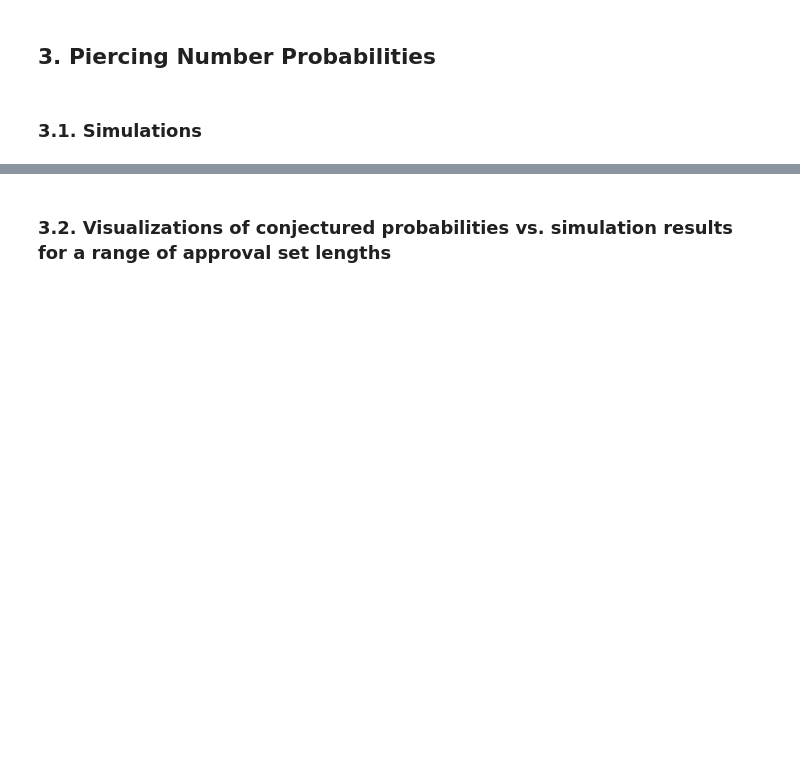
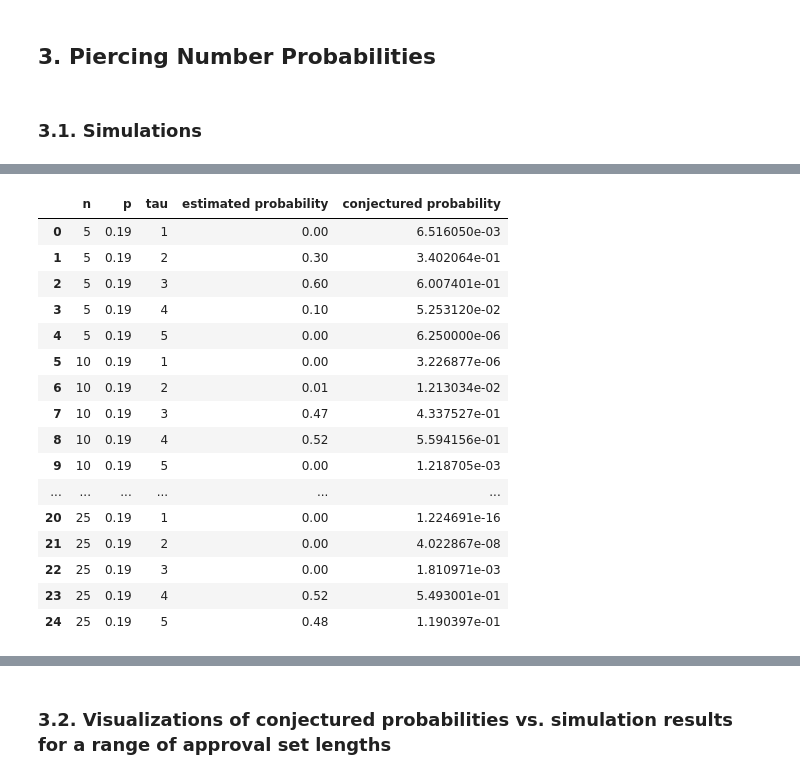
Before and after one commit to tiasondjaja/circular_societies, a Jupyter notebook: piercing_number_probabilities-Google_Colab.ipynb, the cells around one changed output, grey strips where cells are left out. Drawn from its saved outputs; the diff is of its cells as text; code cells hidden in the pictures; blank space fills up the shorter version.

```diff
--- a/piercing_number_probabilities-Google_Colab.ipynb
+++ b/piercing_number_probabilities-Google_Colab.ipynb
@@ -651,0 +775,58 @@ Conjecture says: -5.378240000000024e-05
+# %%
+n# loop over n and p
+
+# ---
+modulo = 1 # circumference of the circular society platform
+nSoc = 100 # number of randomly-generated societies
+maxTau = 5
+
+# specify range of values of n and p
+minn = 5 # number of approval sets
+maxn = 25 # number of approval sets
+stepn = 5
+nvals = np.arange(minn, maxn+1, stepn)
+numNs = len(nvals)
+minp = 0.19
+maxp = 0.19
+numLengths = 1
+pvals = np.linspace(minp, maxp, numLengths)
+
+simulated_probs = np.zeros( (numNs, numLengths, maxTau) )
+conjectured_probs = np.zeros( (numNs, numLengths, maxTau) )
+simulation_aves = np.zeros( (numNs, numLengths ))
+conjectured_aves = np.zeros( (numNs, numLengths ))
+
+for i, n in enumerate(nvals):
+  for j, p in enumerate(pvals):
+    simulated_probs[i, j, :], piercingNumList = computePiercingProbabilities(n, p, nSoc, maxTau)
+    simulation_aves[i, j] = np.mean( piercingNumList )
+
+    for k in range(maxTau):
+      conjectured_probs[i, j, k] = probConjecture(n, k+1, p)
+
+    conjectured_aves[i, j] = np.dot( conjectured_probs[i, j, :], np.arange(1, maxTau+1).reshape((maxTau, 1)) )
+    print(conjectured_probs[i, j, :])
+    print( np.arange(1, maxTau+1).reshape((maxTau, 1)) )
+    print( conjectured_aves[i, j])
+
+
+# summarize results in a table
+import pandas as pd
+
+summary = pd.DataFrame({
+    'n': [ item for sublist in [[x] * numLengths*maxTau for x in nvals] for item in sublist],
+    'p': [ item for sublist in [[x]* maxTau for x in pvals] * numNs for item in sublist],
+    'tau': np.arange(1, maxTau+1).tolist() * (numNs * numLengths),
+    'estimated probability': simulated_probs.reshape( numNs*numLengths*maxTau ),
+    'conjectured probability': conjectured_probs.reshape( numNs*numLengths*maxTau )
+    })
+
+expvalue_summary = pd.DataFrame({
+    'n': [ item for sublist in [[x]* numLengths for x in nvals] for item in sublist],
+    'p': pvals.tolist() * numNs,
+    'simulation average': simulation_aves.reshape( numNs*numLengths ),
+    'conjectured expected value': conjectured_aves.reshape( numNs*numLengths )
+    })
+
+summary
+# %% [output]
@@ -651,0 +850,17 @@ Conjecture says: -5.378240000000024e-05
+|  | n | p | tau | estimated probability | conjectured probability |
+| 0 | 5 | 0.19 | 1 | 0.00 | 6.516050e-03 |
+| 1 | 5 | 0.19 | 2 | 0.30 | 3.402064e-01 |
+| 2 | 5 | 0.19 | 3 | 0.60 | 6.007401e-01 |
+| 3 | 5 | 0.19 | 4 | 0.10 | 5.253120e-02 |
+| 4 | 5 | 0.19 | 5 | 0.00 | 6.250000e-06 |
+| 5 | 10 | 0.19 | 1 | 0.00 | 3.226877e-06 |
+| 6 | 10 | 0.19 | 2 | 0.01 | 1.213034e-02 |
+| 7 | 10 | 0.19 | 3 | 0.47 | 4.337527e-01 |
+| 8 | 10 | 0.19 | 4 | 0.52 | 5.594156e-01 |
+| 9 | 10 | 0.19 | 5 | 0.00 | 1.218705e-03 |
+| ... | ... | ... | ... | ... | ... |
+| 20 | 25 | 0.19 | 1 | 0.00 | 1.224691e-16 |
+| 21 | 25 | 0.19 | 2 | 0.00 | 4.022867e-08 |
+| 22 | 25 | 0.19 | 3 | 0.00 | 1.810971e-03 |
+| 23 | 25 | 0.19 | 4 | 0.52 | 5.493001e-01 |
+| 24 | 25 | 0.19 | 5 | 0.48 | 1.190397e-01 |
```
Also changed, not shown: parts of 24 cells of this notebook.
